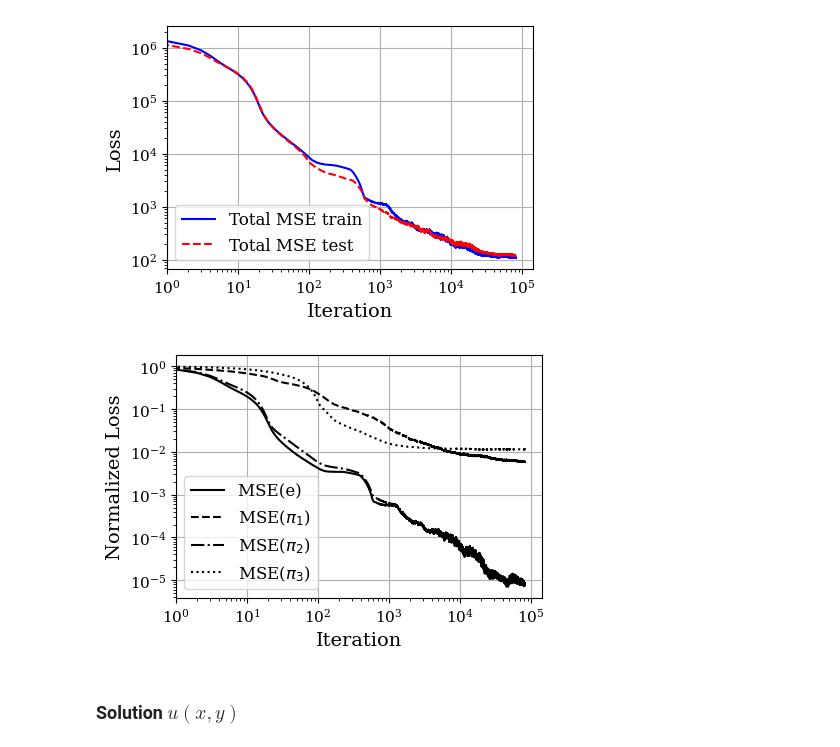
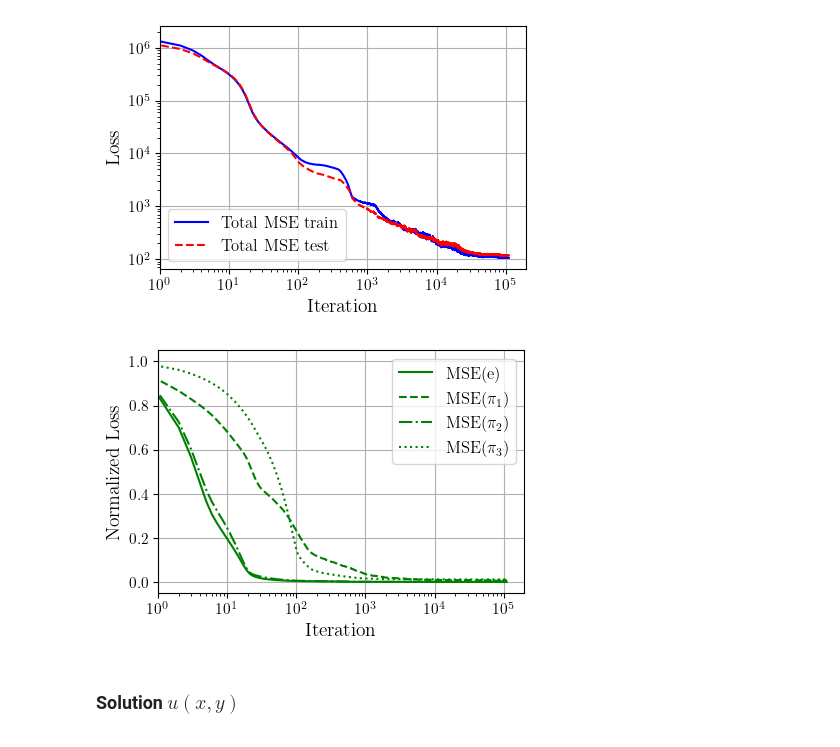
Before and after one commit to rmunozTMELab/Embedding-Oriented-PGNNIV, a Jupyter notebook: src/python/visualizer.ipynb, the cells around one changed output. Cells and saved outputs as stored; diff of their text form; code cells hidden in the pictures.

```diff
--- a/src/python/visualizer.ipynb
+++ b/src/python/visualizer.ipynb
@@ -22,10 +22,10 @@ from utils.checkpoints import load_results
 from trainers.train import train_loop
 # %%
 # Creamos los paths para las distintas carpetas
-ROOT_PATH = r'/home/rmunoz/Escritorio/rmunozTMELab/Physically-Guided-Machine-Learning'
-DATA_PATH = os.path.join(ROOT_PATH, r'data/non_linear/non_linear.pkl')
-RESULTS_FOLDER_PATH = os.path.join(ROOT_PATH, r'results/non_linear')
-MODEL_RESULTS_PATH = os.path.join(ROOT_PATH, r'results/non_linear/model_paper')
+ROOT_PATH = r'C:\Users\usuario\Desktop\rmunozTMELab\Physically-Guided-Machine-Learning'
+DATA_PATH = os.path.join(ROOT_PATH, r'data\non_linear\non_linear.pkl')
+RESULTS_FOLDER_PATH = os.path.join(ROOT_PATH, r'results\non_linear')
+MODEL_RESULTS_PATH = os.path.join(ROOT_PATH, r'results\non_linear\model_paper')
 
 # Creamos las carpetas que sean necesarias (si ya están creadas se avisará de ello)
 create_folder(RESULTS_FOLDER_PATH)
@@ -78,7 +78,7 @@ output_shape = y_train.values[0].shape  # [1, 10, 10]
 model = NonConstantDiffusivityNeuralNetwork(input_shape, hidden1_dim, hidden2_dim, output_shape, n_filters=5)
 optimizer = torch.optim.Adam(model.parameters(), lr=1e-5)
 
-model, optimizer, lists = load_results(model, optimizer, MODEL_RESULTS_PATH)
+model, optimizer, lists = load_results(model, optimizer, MODEL_RESULTS_PATH, map_location=torch.device('cpu'))
 # %%
 train_total_loss_list = lists['train_total_loss_list']
 train_e_loss_list = lists['train_e_loss_list']
@@ -109,7 +109,7 @@ label_fontsize = 14
 legend_fontsize = 12
 tick_fontsize = 11
 
-# plt.rc('text', usetex=True)
+plt.rc('text', usetex=True)
 plt.rc('font', family='serif')
 
 posX = cm_to_in(10) # posición de la esquina inferior izquierda de la imagen en X
@@ -141,31 +141,32 @@ plt.xlim(left=1)
 
 plt.show()
 # %% [output]
-[figure, old version]
+[figure, new version]
 # %%
 plt.figure(figsize=(width, height))
 # plt.subplots_adjust(left=subplot_adjust_left, bottom=subplot_adjust_bottom)
 
-plt.plot(normalize_list(smooth_curve(train_e_loss_list)), label=r'MSE(e) ', color='black', linestyle='-')
-plt.plot(normalize_list(smooth_curve(train_pi1_loss_list)), label=r'MSE($\pi_1$) ', color='black', linestyle='--')
-plt.plot(normalize_list(smooth_curve(train_pi2_loss_list)), label=r'MSE($\pi_2$) ', color='black', linestyle='-.')
-plt.plot(normalize_list(smooth_curve(train_pi3_loss_list)), label=r'MSE($\pi_3$) ', color='black', linestyle=':')
+plt.plot(normalize_list(smooth_curve(train_e_loss_list)), label=r'MSE(e) ', color='green', linestyle='-')
+plt.plot(normalize_list(smooth_curve(train_pi1_loss_list)), label=r'MSE($\pi_1$) ', color='green', linestyle='--')
+plt.plot(normalize_list(smooth_curve(train_pi2_loss_list)), label=r'MSE($\pi_2$) ', color='green', linestyle='-.')
+plt.plot(normalize_list(smooth_curve(train_pi3_loss_list)), label=r'MSE($\pi_3$) ', color='green', linestyle=':')
 
 plt.xlabel('Iteration', fontsize=label_fontsize)
 plt.ylabel('Normalized Loss', fontsize=label_fontsize)
 # plt.title('Lineal homogeneous normalized learning curves', fontsize=s)
 
 plt.grid(True)
-plt.legend(loc='lower left', fontsize=legend_fontsize)
+plt.legend(loc='upper right', fontsize=legend_fontsize)
 plt.tick_params(axis='both', which='major', labelsize=tick_fontsize)
 
 plt.xscale('log')
-plt.yscale('log')
+# plt.yscale('log')
 plt.xlim(left=1)
 
+plt.savefig(os.path.join(MODEL_RESULTS_PATH, f'penalties_non_lineal_P4.pdf'), bbox_inches='tight', dpi=600)
 plt.show()
 # %% [output]
-[figure, old version]
+[figure, new version]
 # %%
 def relative_error_stats(validation, prediction, dx=dx, dy=dy):
 
```
Also changed, not shown: parts of 16 cells of this notebook.
